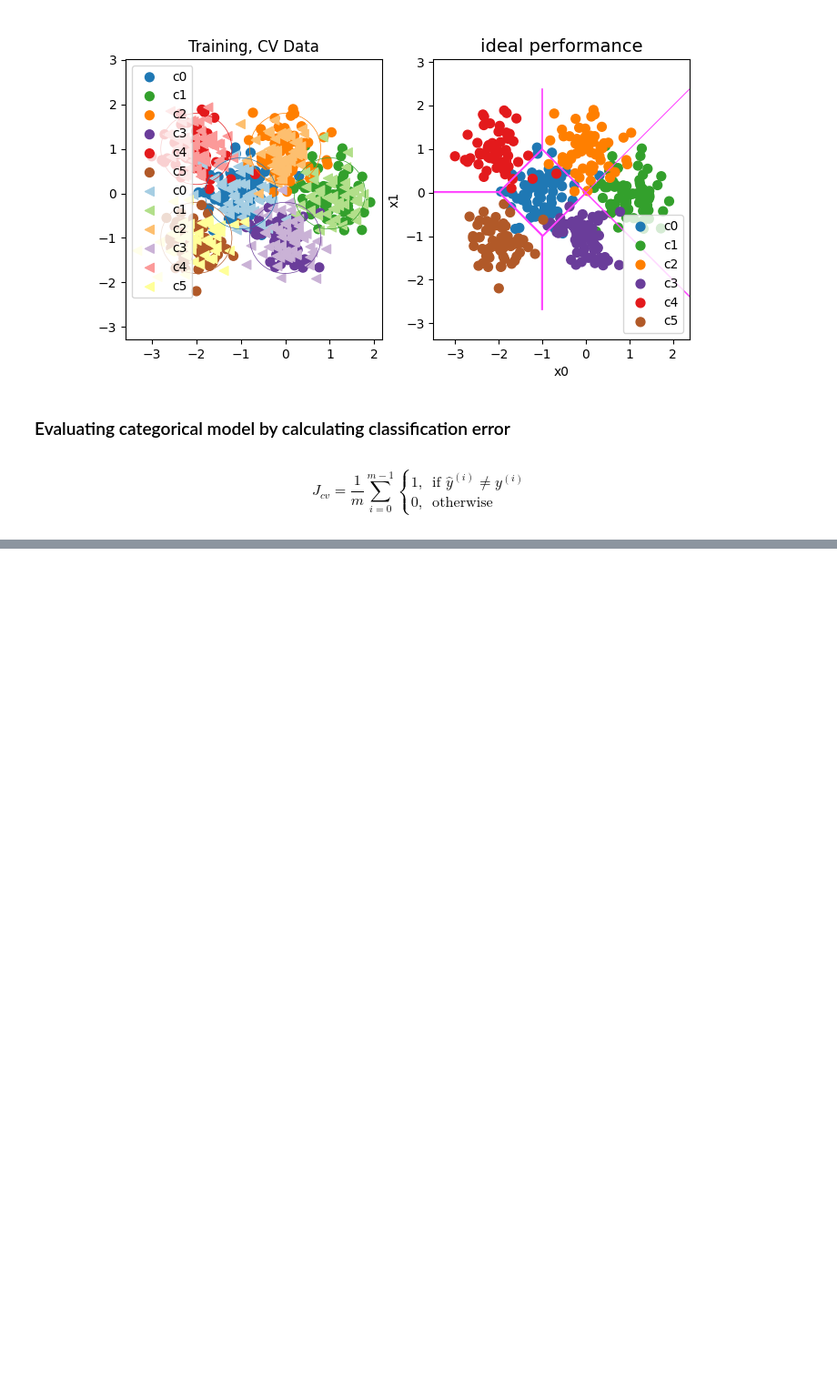
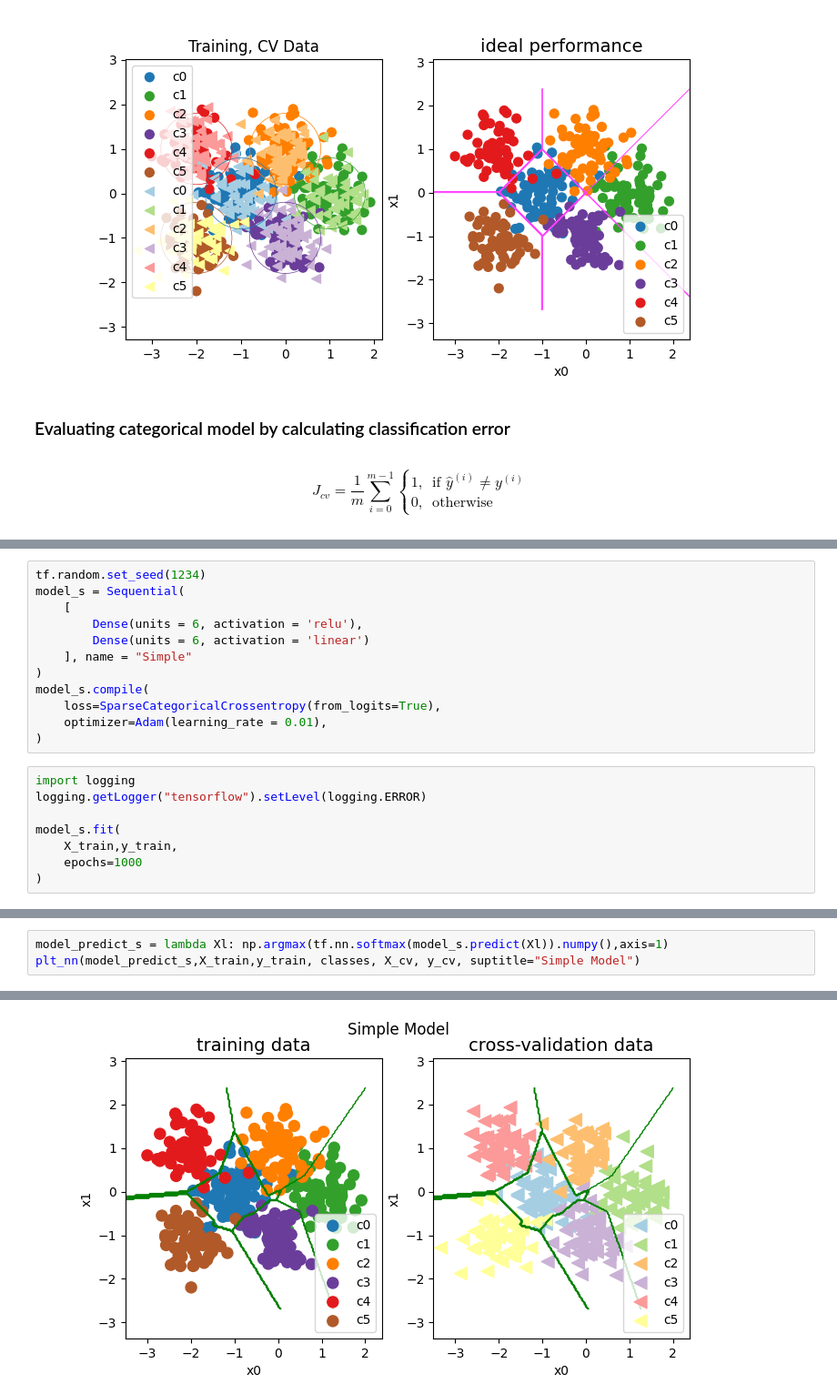
Before and after one commit to NathanaelTamirat/ML-algorithms, a Jupyter notebook: diagnostic.ipynb, the cells around one changed output, grey strips where cells are left out. Shown at 91% size. Cells and saved outputs as stored; diff of their text form; blank space fills up the shorter version.

```diff
--- a/diagnostic.ipynb
+++ b/diagnostic.ipynb
@@ -532,0 +640,20 @@ categorization error 1.000, expected:0.250
+# %%
+tf.random.set_seed(1234)
+model_s = Sequential(
+    [
+        Dense(units = 6, activation = 'relu'),
+        Dense(units = 6, activation = 'linear')
+    ], name = "Simple"
+)
+model_s.compile(
+    loss=SparseCategoricalCrossentropy(from_logits=True),
+    optimizer=Adam(learning_rate = 0.01),
+)
+# %%
+import logging
+logging.getLogger("tensorflow").setLevel(logging.ERROR)
+
+model_s.fit(
+    X_train,y_train,
+    epochs=1000
+)
@@ -532,0 +694,4 @@ categorization error 1.000, expected:0.250
+# %%
+model_predict_s = lambda Xl: np.argmax(tf.nn.softmax(model_s.predict(Xl)).numpy(),axis=1)
+plt_nn(model_predict_s,X_train,y_train, classes, X_cv, y_cv, suptitle="Simple Model")
+# %% [output]
@@ -532,0 +700 @@ categorization error 1.000, expected:0.250
+[figure, added]
```
Also changed, not shown: parts of 32 cells of this notebook, 6 other files.
